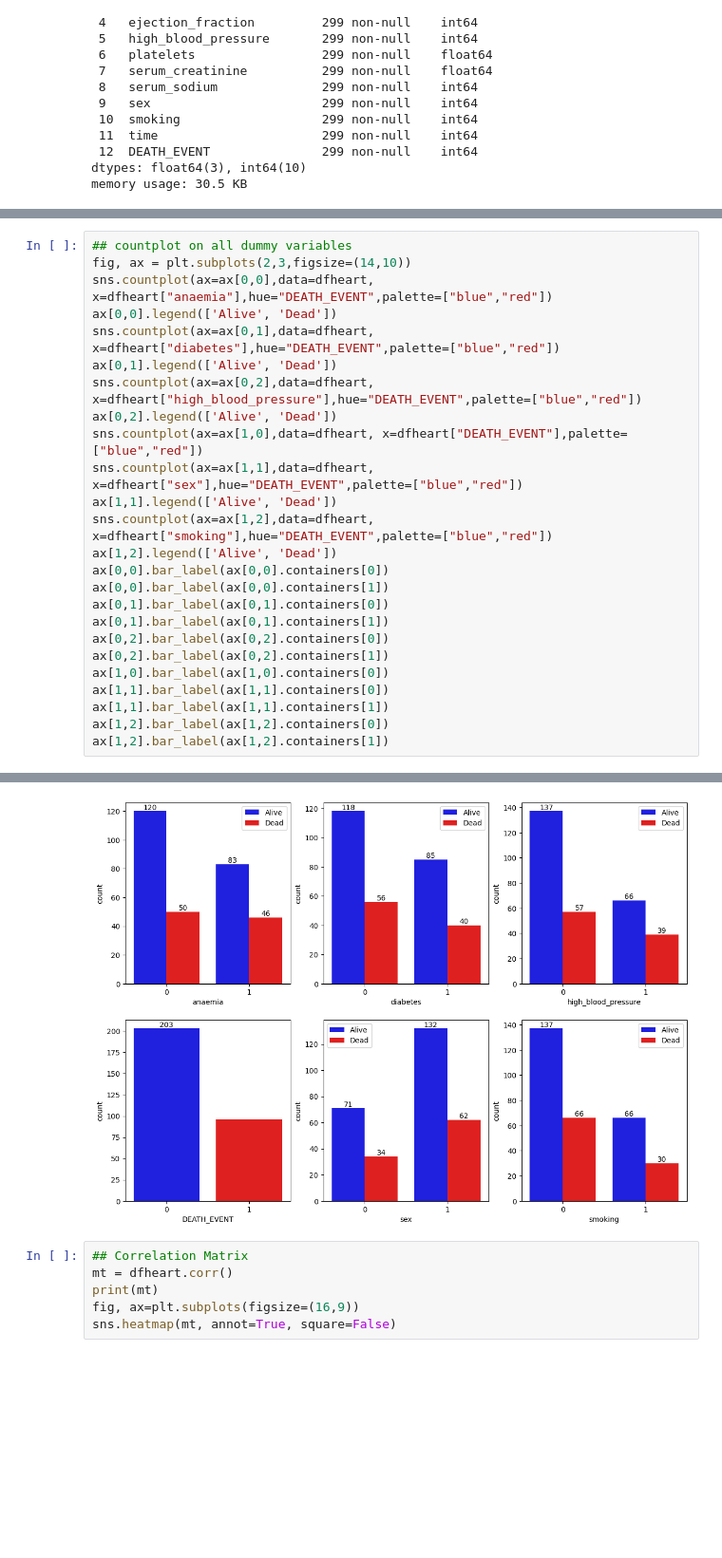
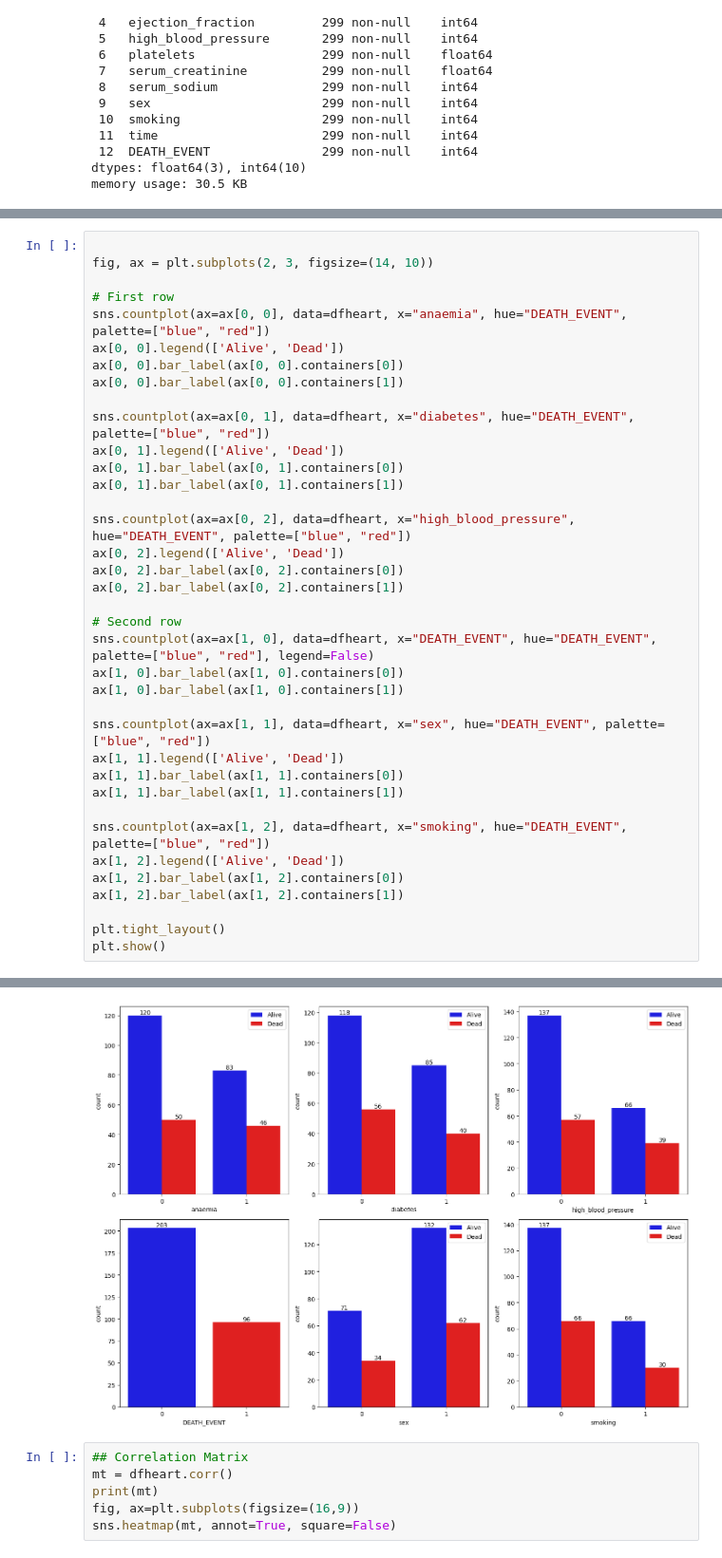
Before and after one commit to aferguson15235/tda, a Jupyter notebook: heart_failure_prediction_svm_lr_ann.ipynb, the cells around one changed output, grey strips where cells are left out. Shown: that part at 95% size. Cells and saved outputs as stored; diff of their text form; blank space fills up the shorter version.

```diff
--- a/heart_failure_prediction_svm_lr_ann.ipynb
+++ b/heart_failure_prediction_svm_lr_ann.ipynb
@@ -70,28 +78,40 @@ dfheart.describe()
 | 75% | 70.000000 | 1.000000 | 582.000000 | 1.000000 | 45.000000 | 1.000000 | 303500.000000 | ... |
 | max | 95.000000 | 1.000000 | 7861.000000 | 1.000000 | 80.000000 | 1.000000 | 850000.000000 | ... |
 # %%
-## countplot on all dummy variables
-fig, ax = plt.subplots(2,3,figsize=(14,10))
-sns.countplot(ax=ax[0,0],data=dfheart, x=dfheart["anaemia"],hue="DEATH_EVENT",palette=["blue","red"])
-ax[0,0].legend(['Alive', 'Dead'])
-sns.countplot(ax=ax[0,1],data=dfheart, x=dfheart["diabetes"],hue="DEATH_EVENT",palette=["blue","red"])
-ax[0,1].legend(['Alive', 'Dead'])
-sns.countplot(ax=ax[0,2],data=dfheart, x=dfheart["high_blood_pressure"],hue="DEATH_EVENT",palette=["blue","red"])
-ax[0,2].legend(['Alive', 'Dead'])
-sns.countplot(ax=ax[1,0],data=dfheart, x=dfheart["DEATH_EVENT"],palette=["blue","red"])
-sns.countplot(ax=ax[1,1],data=dfheart, x=dfheart["sex"],hue="DEATH_EVENT",palette=["blue","red"])
-ax[1,1].legend(['Alive', 'Dead'])
-sns.countplot(ax=ax[1,2],data=dfheart, x=dfheart["smoking"],hue="DEATH_EVENT",palette=["blue","red"])
-ax[1,2].legend(['Alive', 'Dead'])
-ax[0,0].bar_label(ax[0,0].containers[0])
-ax[0,0].bar_label(ax[0,0].containers[1])
-ax[0,1].bar_label(ax[0,1].containers[0])
-ax[0,1].bar_label(ax[0,1].containers[1])
-ax[0,2].bar_label(ax[0,2].containers[0])
-ax[0,2].bar_label(ax[0,2].containers[1])
-ax[1,0].bar_label(ax[1,0].containers[0])
-ax[1,1].bar_label(ax[1,1].containers[0])
-ax[1,1].bar_label(ax[1,1].containers[1])
-ax[1,2].bar_label(ax[1,2].containers[0])
-ax[1,2].bar_label(ax[1,2].containers[1])
+
+fig, ax = plt.subplots(2, 3, figsize=(14, 10))
+
+# First row
+sns.countplot(ax=ax[0, 0], data=dfheart, x="anaemia", hue="DEATH_EVENT", palette=["blue", "red"])
+ax[0, 0].legend(['Alive', 'Dead'])
+ax[0, 0].bar_label(ax[0, 0].containers[0])
+ax[0, 0].bar_label(ax[0, 0].containers[1])
+
+sns.countplot(ax=ax[0, 1], data=dfheart, x="diabetes", hue="DEATH_EVENT", palette=["blue", "red"])
+ax[0, 1].legend(['Alive', 'Dead'])
+ax[0, 1].bar_label(ax[0, 1].containers[0])
+ax[0, 1].bar_label(ax[0, 1].containers[1])
+
+sns.countplot(ax=ax[0, 2], data=dfheart, x="high_blood_pressure", hue="DEATH_EVENT", palette=["blue", "red"])
+ax[0, 2].legend(['Alive', 'Dead'])
+ax[0, 2].bar_label(ax[0, 2].containers[0])
+ax[0, 2].bar_label(ax[0, 2].containers[1])
+
+# Second row
+sns.countplot(ax=ax[1, 0], data=dfheart, x="DEATH_EVENT", hue="DEATH_EVENT", palette=["blue", "red"], legend=False)
+ax[1, 0].bar_label(ax[1, 0].containers[0])
+ax[1, 0].bar_label(ax[1, 0].containers[1])
+
+sns.countplot(ax=ax[1, 1], data=dfheart, x="sex", hue="DEATH_EVENT", palette=["blue", "red"])
+ax[1, 1].legend(['Alive', 'Dead'])
+ax[1, 1].bar_label(ax[1, 1].containers[0])
+ax[1, 1].bar_label(ax[1, 1].containers[1])
+
+sns.countplot(ax=ax[1, 2], data=dfheart, x="smoking", hue="DEATH_EVENT", palette=["blue", "red"])
+ax[1, 2].legend(['Alive', 'Dead'])
+ax[1, 2].bar_label(ax[1, 2].containers[0])
+ax[1, 2].bar_label(ax[1, 2].containers[1])
+
+plt.tight_layout()
+plt.show()
 # %% [output]
@@ -102,4 +118,4 @@ Passing `palette` without assigning `hue` is deprecated and will be removed in v
-[figure, old version]
+[figure, new version]
 # %%
 ## Correlation Matrix
 mt = dfheart.corr()
```
Also changed, not shown: parts of 15 cells of this notebook, 15 other files.
